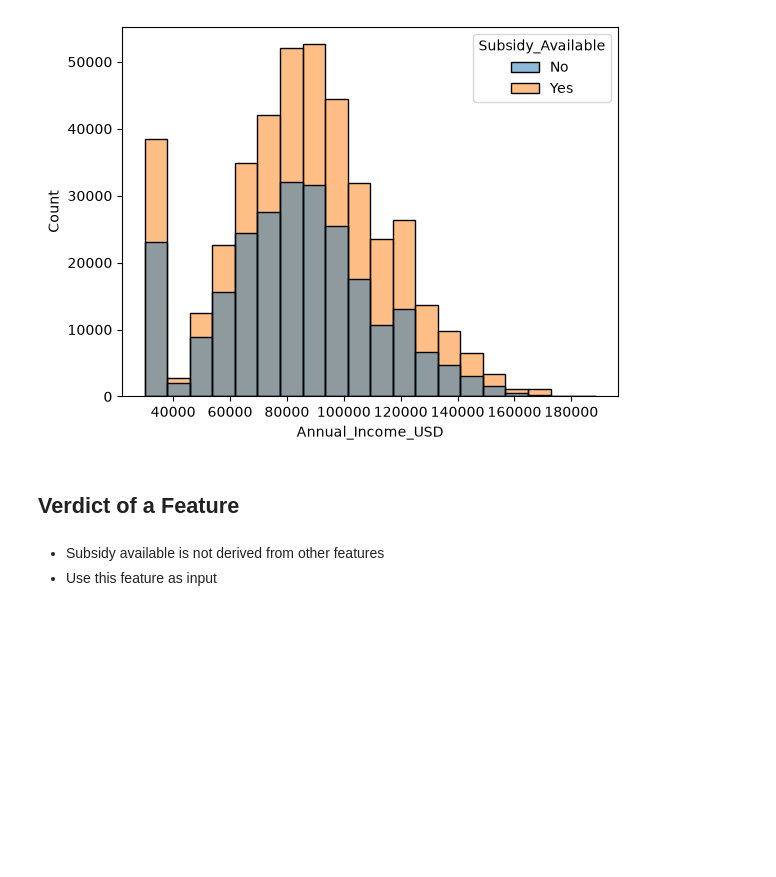
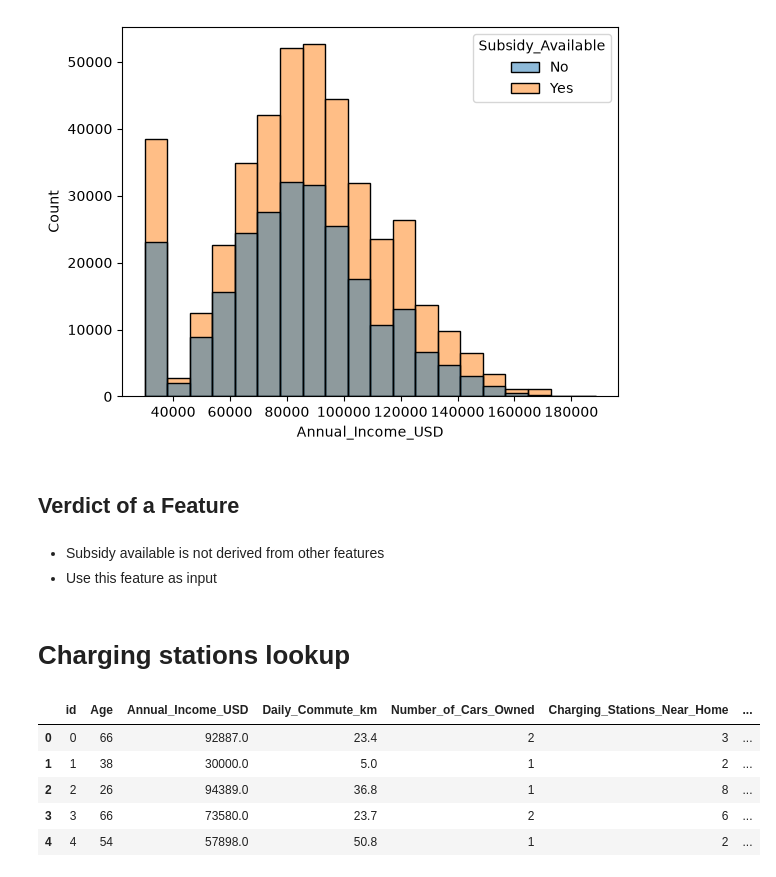
Before and after one commit to gavrilovAlikhan/EV-Purchases, a Jupyter notebook: notebooks/feature_synthesis.ipynb, the cells around one changed output. Drawn from its saved outputs; the diff is of its cells as text; code cells hidden in the pictures; blank space fills up the shorter version.

```diff
--- a/notebooks/feature_synthesis.ipynb
+++ b/notebooks/feature_synthesis.ipynb
@@ -64,3 +64,14 @@ sns.histplot(
 # %% [markdown]
 - Subsidy available is not derived from other features
 - Use this feature as input
+# %% [markdown]
+# Charging stations lookup
+# %%
+df.head()
+# %% [output]
+|  | id | Age | Annual_Income_USD | Daily_Commute_km | Number_of_Cars_Owned | Charging_Stations_Near_Home | ... |
+| 0 | 0 | 66 | 92887.0 | 23.4 | 2 | 3 | ... |
+| 1 | 1 | 38 | 30000.0 | 5.0 | 1 | 2 | ... |
+| 2 | 2 | 26 | 94389.0 | 36.8 | 1 | 8 | ... |
+| 3 | 3 | 66 | 73580.0 | 23.7 | 2 | 6 | ... |
+| 4 | 4 | 54 | 57898.0 | 50.8 | 1 | 2 | ... |
```
Also changed, not shown: parts of 11 cells of this notebook.
